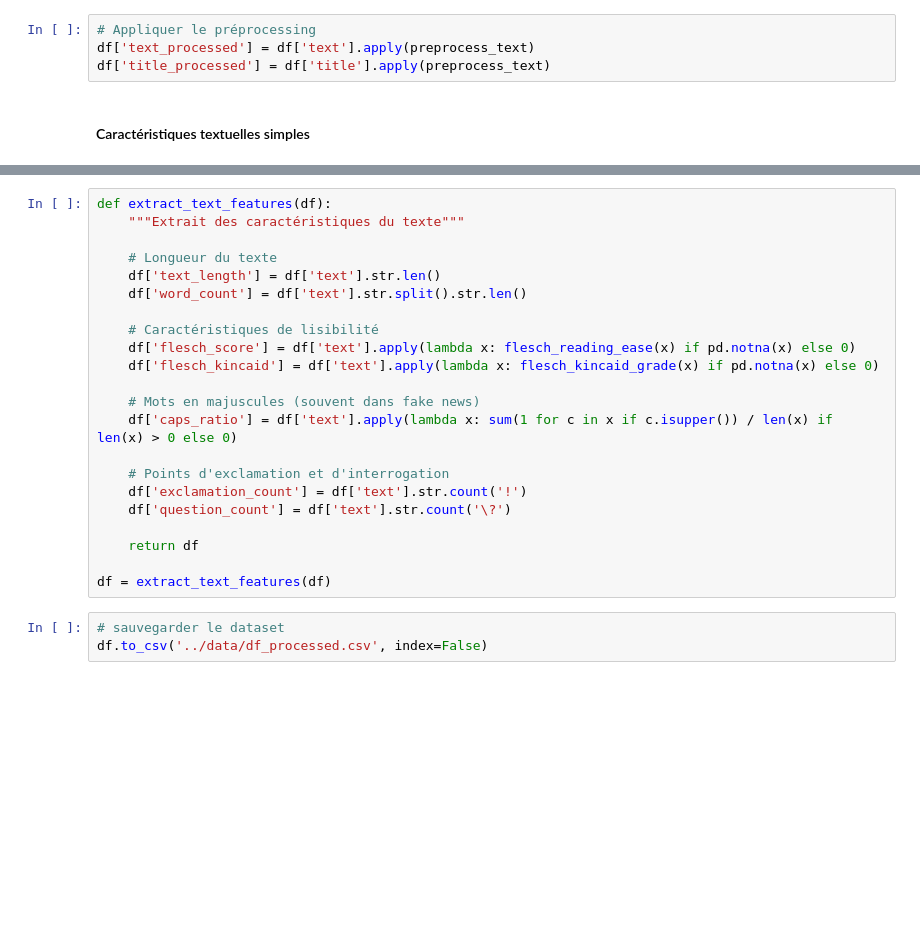
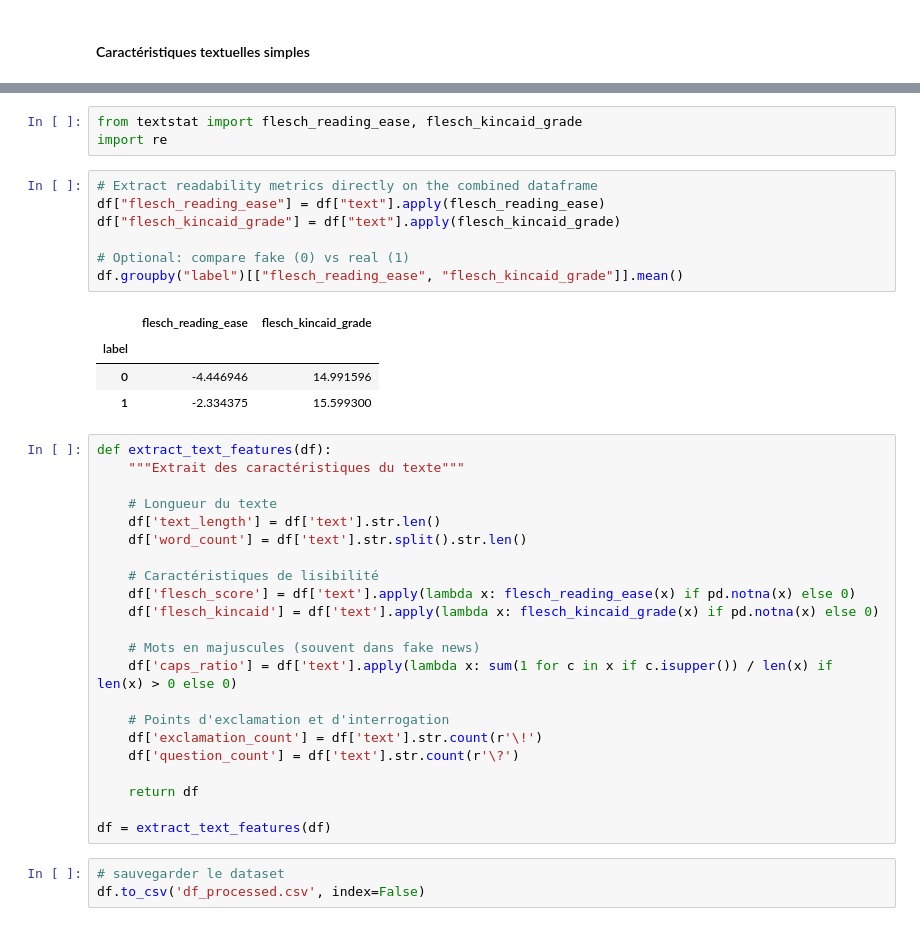
Before and after one commit to davidamouzou/Fake_news, a Jupyter notebook: notebooks/01_exploration.ipynb, the cells around one changed output, grey strips where cells are left out. Cells and saved outputs as stored; diff of their text form; blank space fills up the shorter version.

```diff
--- a/notebooks/01_exploration.ipynb
+++ b/notebooks/01_exploration.ipynb
@@ -222,7 +138,3 @@ def preprocess_text(text):
-# %%
-# Appliquer le préprocessing
-df['text_processed'] = df['text'].apply(preprocess_text)
-df['title_processed'] = df['title'].apply(preprocess_text)
 # %% [markdown]
 #### Caractéristiques textuelles simples
 # %%
@@ -230,3 +158,18 @@ from textstat import flesch_reading_ease, flesch_kincaid_grade
+# %%
+from textstat import flesch_reading_ease, flesch_kincaid_grade
+import re
+# %%
+# Extract readability metrics directly on the combined dataframe
+df["flesch_reading_ease"] = df["text"].apply(flesch_reading_ease)
+df["flesch_kincaid_grade"] = df["text"].apply(flesch_kincaid_grade)
+
+# Optional: compare fake (0) vs real (1)
+df.groupby("label")[["flesch_reading_ease", "flesch_kincaid_grade"]].mean()
+# %% [output]
+|  | flesch_reading_ease | flesch_kincaid_grade |
+| label |  |  |
+| 0 | -4.446946 | 14.991596 |
+| 1 | -2.334375 | 15.599300 |
 # %%
 def extract_text_features(df):
     """Extrait des caractéristiques du texte"""
@@ -243,12 +186,12 @@ def extract_text_features(df):
     df['caps_ratio'] = df['text'].apply(lambda x: sum(1 for c in x if c.isupper()) / len(x) if len(x) > 0 else 0)
 
     # Points d'exclamation et d'interrogation
-    df['exclamation_count'] = df['text'].str.count('!')
-    df['question_count'] = df['text'].str.count('\?')
+    df['exclamation_count'] = df['text'].str.count(r'\!')
+    df['question_count'] = df['text'].str.count(r'\?')
 
     return df
 
 df = extract_text_features(df)
 # %%
 # sauvegarder le dataset
-df.to_csv('../data/df_processed.csv', index=False)
+df.to_csv('df_processed.csv', index=False)
```
Also changed, not shown: parts of 14 cells of this notebook, 4 other files.
